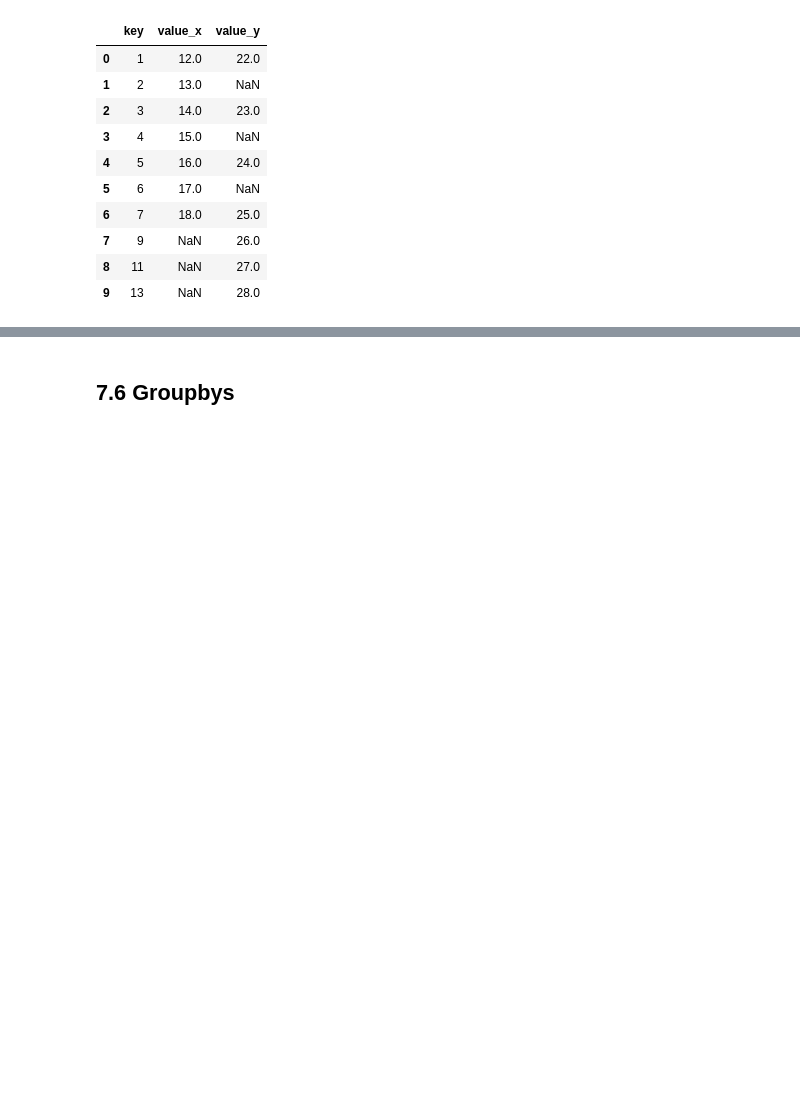
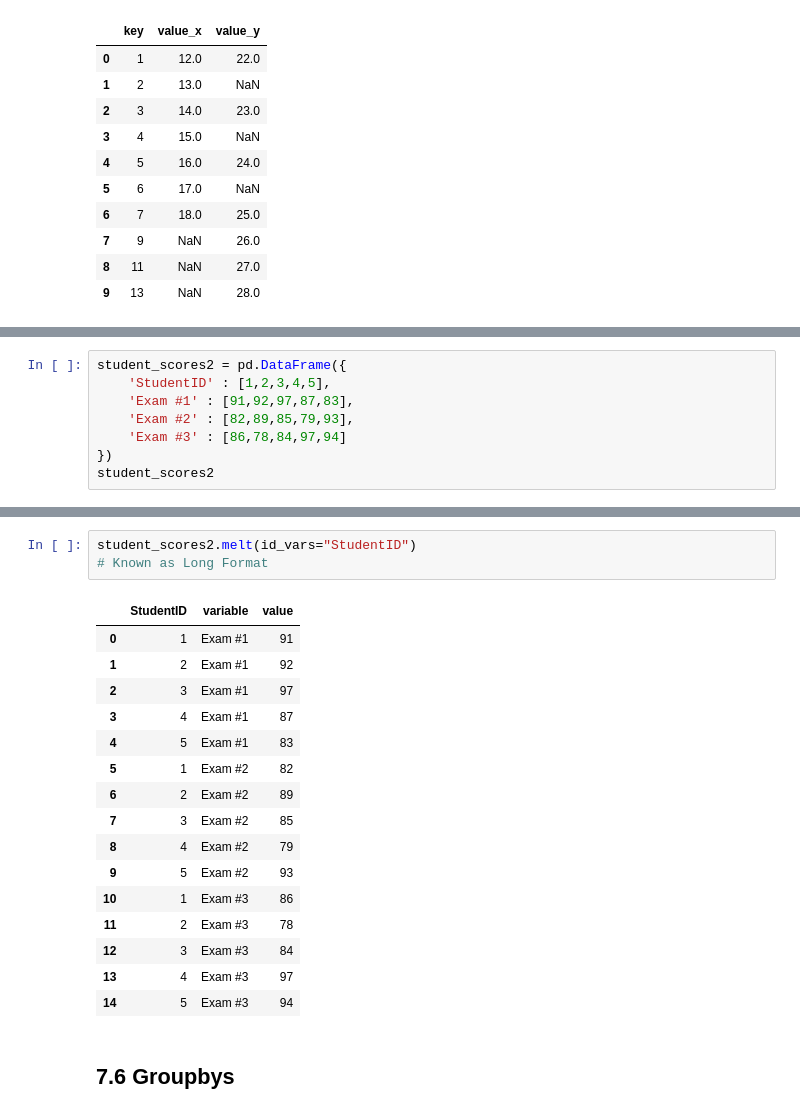
Before and after one commit to drolsonmi/math3080, a Jupyter notebook: Notes/07 Data Wrangling.ipynb, the cells around one changed output, grey strips where cells are left out. Drawn from its saved outputs; the diff is of its cells as text; blank space fills up the shorter version.

```diff
--- a/Notes/07 Data Wrangling.ipynb
+++ b/Notes/07 Data Wrangling.ipynb
@@ -348,0 +384,8 @@ Sometimes, the two datasets are the same, but both sets are incomplete, and we w
+# %%
+student_scores2 = pd.DataFrame({
+    'StudentID' : [1,2,3,4,5],
+    'Exam #1' : [91,92,97,87,83],
+    'Exam #2' : [82,89,85,79,93],
+    'Exam #3' : [86,78,84,97,94]
+})
+student_scores2
@@ -349,2 +399,22 @@ Sometimes, the two datasets are the same, but both sets are incomplete, and we w
+# %%
+student_scores2.melt(id_vars="StudentID")
+# Known as Long Format
+# %% [output]
+|  | StudentID | variable | value |
+| 0 | 1 | Exam #1 | 91 |
+| 1 | 2 | Exam #1 | 92 |
+| 2 | 3 | Exam #1 | 97 |
+| 3 | 4 | Exam #1 | 87 |
+| 4 | 5 | Exam #1 | 83 |
+| 5 | 1 | Exam #2 | 82 |
+| 6 | 2 | Exam #2 | 89 |
+| 7 | 3 | Exam #2 | 85 |
+| 8 | 4 | Exam #2 | 79 |
+| 9 | 5 | Exam #2 | 93 |
+| 10 | 1 | Exam #3 | 86 |
+| 11 | 2 | Exam #3 | 78 |
+| 12 | 3 | Exam #3 | 84 |
+| 13 | 4 | Exam #3 | 97 |
+| 14 | 5 | Exam #3 | 94 |
 # %% [markdown]
 ## 7.6 Groupbys
```
Also changed, not shown: parts of 17 cells of this notebook.
